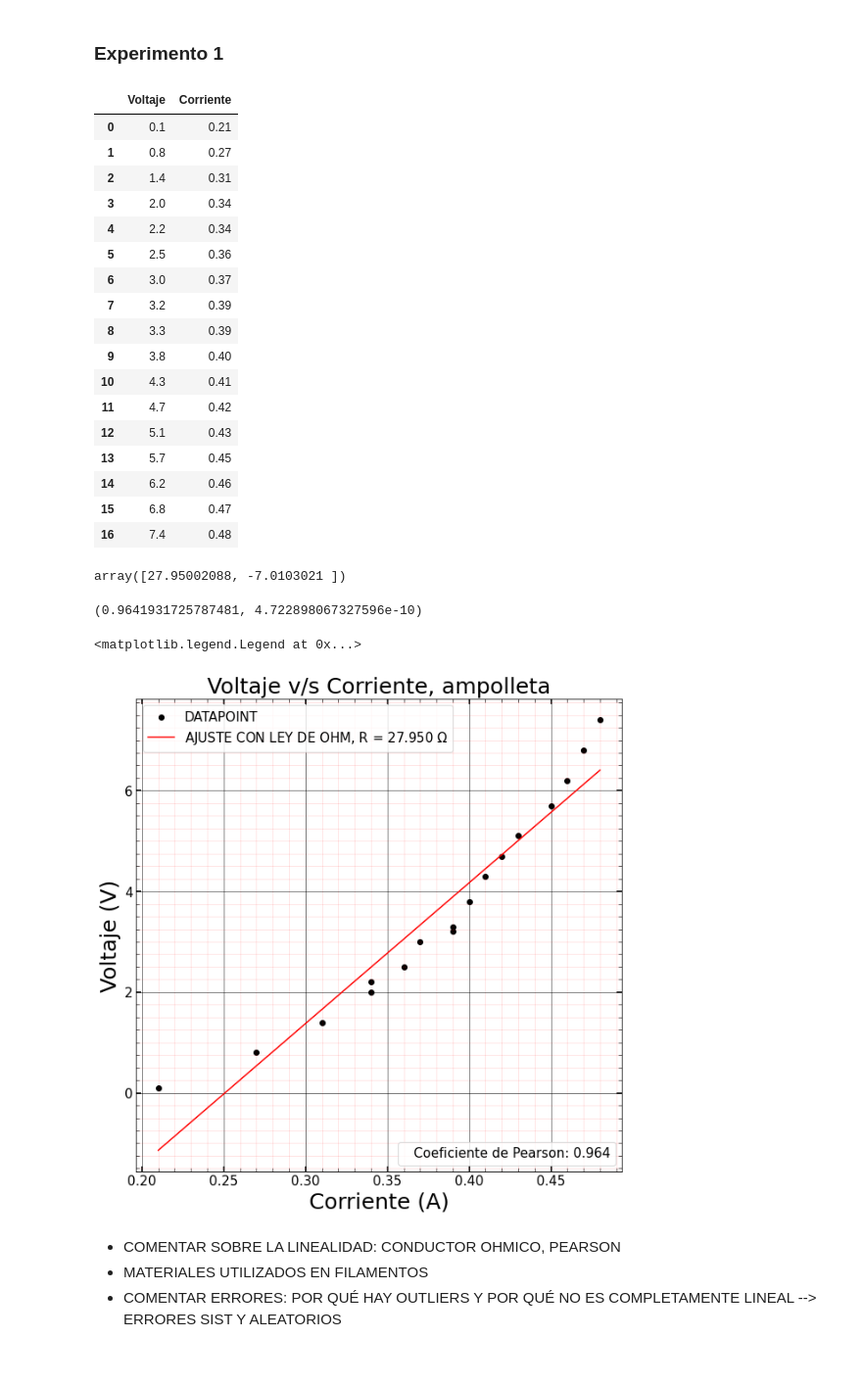
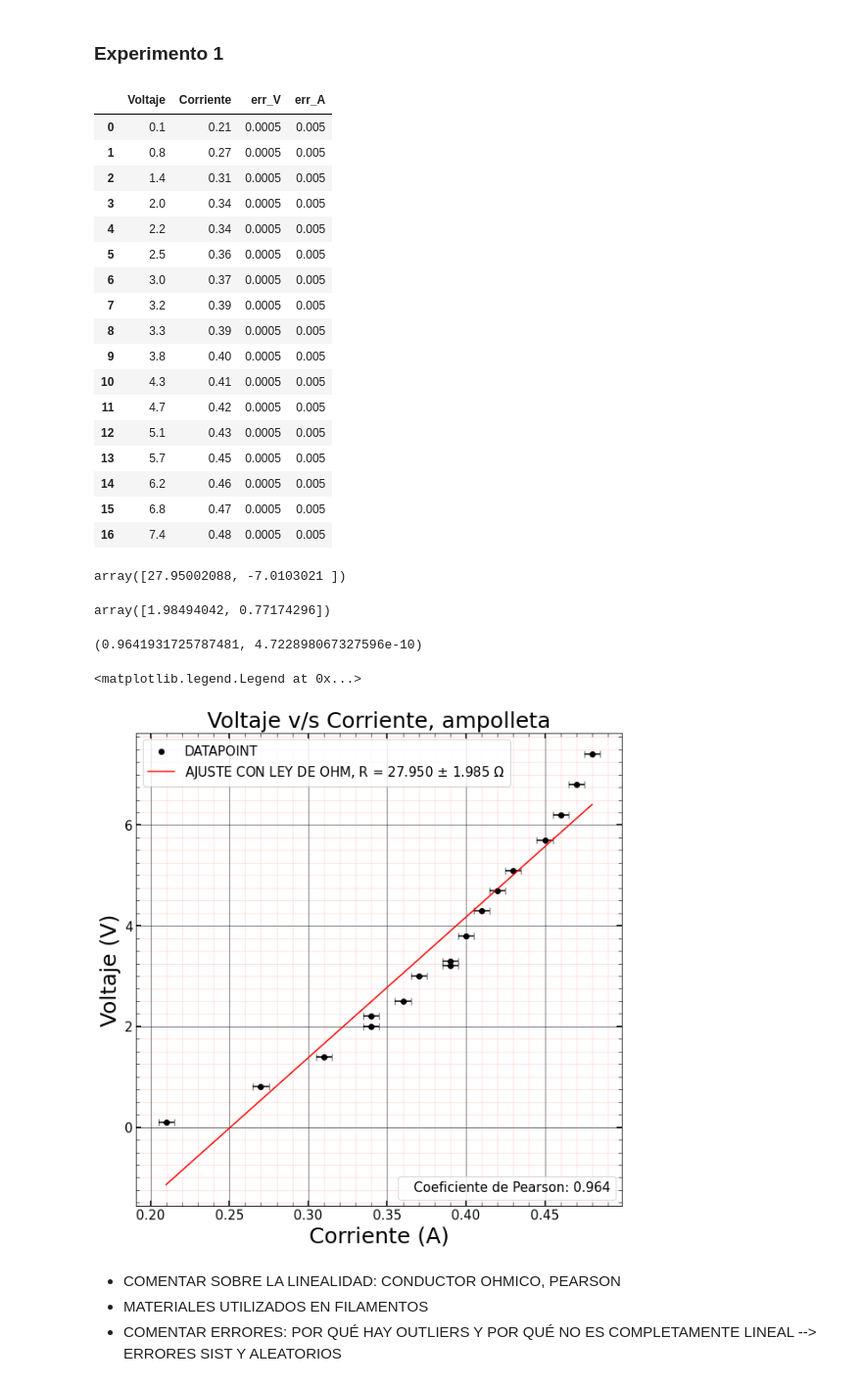
Before and after one commit to ojedarcelo/electrocodigos, a Jupyter notebook: lab5/lab5.ipynb, the cells around one changed output. Shown at 98% size. Drawn from its saved outputs; the diff is of its cells as text; code cells hidden in the pictures.

```diff
--- a/lab5/lab5.ipynb
+++ b/lab5/lab5.ipynb
@@ -30,36 +30,48 @@ from scipy.integrate import trapezoid
 exp_1_data = pd.DataFrame()
 exp_1_data_raw = pd.read_csv('Lab5_datos.csv', sep=';', skiprows=1)
 
+err_v = 0.0005
+err_a = 0.005
+
 exp_1_data['Voltaje'] = exp_1_data_raw['Voltaje']
 exp_1_data['Corriente'] = exp_1_data_raw['Corriente']
+
+exp_1_data['err_V'] = [err_v for i in range(len(exp_1_data['Voltaje']))]
+exp_1_data['err_A'] = [err_a for i in range(len(exp_1_data['Voltaje']))]
+
 exp_1_data
 # %% [output]
-|  | Voltaje | Corriente |
-| 0 | 0.1 | 0.21 |
-| 1 | 0.8 | 0.27 |
-| 2 | 1.4 | 0.31 |
-| 3 | 2.0 | 0.34 |
-| 4 | 2.2 | 0.34 |
-| 5 | 2.5 | 0.36 |
-| 6 | 3.0 | 0.37 |
-| 7 | 3.2 | 0.39 |
-| 8 | 3.3 | 0.39 |
-| 9 | 3.8 | 0.40 |
-| 10 | 4.3 | 0.41 |
-| 11 | 4.7 | 0.42 |
-| 12 | 5.1 | 0.43 |
-| 13 | 5.7 | 0.45 |
-| 14 | 6.2 | 0.46 |
-| 15 | 6.8 | 0.47 |
-| 16 | 7.4 | 0.48 |
+|  | Voltaje | Corriente | err_V | err_A |
+| 0 | 0.1 | 0.21 | 0.0005 | 0.005 |
+| 1 | 0.8 | 0.27 | 0.0005 | 0.005 |
+| 2 | 1.4 | 0.31 | 0.0005 | 0.005 |
+| 3 | 2.0 | 0.34 | 0.0005 | 0.005 |
+| 4 | 2.2 | 0.34 | 0.0005 | 0.005 |
+| 5 | 2.5 | 0.36 | 0.0005 | 0.005 |
+| 6 | 3.0 | 0.37 | 0.0005 | 0.005 |
+| 7 | 3.2 | 0.39 | 0.0005 | 0.005 |
+| 8 | 3.3 | 0.39 | 0.0005 | 0.005 |
+| 9 | 3.8 | 0.40 | 0.0005 | 0.005 |
+| 10 | 4.3 | 0.41 | 0.0005 | 0.005 |
+| 11 | 4.7 | 0.42 | 0.0005 | 0.005 |
+| 12 | 5.1 | 0.43 | 0.0005 | 0.005 |
+| 13 | 5.7 | 0.45 | 0.0005 | 0.005 |
+| 14 | 6.2 | 0.46 | 0.0005 | 0.005 |
+| 15 | 6.8 | 0.47 | 0.0005 | 0.005 |
+| 16 | 7.4 | 0.48 | 0.0005 | 0.005 |
 # %%
 # CON POLYFIT, HACEMOS UN AJUSTE PARA UN POLINOMIO DE GRADO 1
 # PARA OBTENER UN AJUSTE DE LA FORMA V = R * I POR OHM
 
-poly_fit_vc = np.polyfit(exp_1_data['Corriente'], exp_1_data['Voltaje'], 1)
+poly_fit_vc, polycov = np.polyfit(exp_1_data['Corriente'], exp_1_data['Voltaje'], 1, cov=True)
 poly_fit_vc
 # %% [output]
 array([27.95002088, -7.0103021 ])
+# %%
+polyerr = np.sqrt(np.diag(polycov))
+polyerr
+# %% [output]
+array([1.98494042, 0.77174296])
 # %%
 # CALCULAMOS COEFICIENTE DE PEARSON PARA CONOCER LINEALIDAD ENTRE PARAMETROS
 
@@ -70,37 +82,40 @@ pearson_vi
 # %%
 fig, ax1 = plt.subplots(figsize=(10, 10))
 
+ax1.errorbar(exp_1_data['Corriente'], exp_1_data['Voltaje'], xerr = exp_1_data['err_A'], yerr = exp_1_data['err_V'],
+              fmt = '.', markersize = '10', ecolor = 'Black', color = 'Black',capsize=4, capthick=0.6)
 ax1.scatter(exp_1_data['Corriente'], exp_1_data['Voltaje'], label='DATAPOINT', c='black')
 
 # LA FUNCION np.poly1d SIRVE PARA CREAR UN POLINOMIO DADOS LOS DATOS QUE SACAMOS ARRIBA EN EL AJUSTE
-ax1.plot(exp_1_data['Corriente'], np.poly1d(poly_fit_vc)(exp_1_data['Corriente']), c='red', label=r'AJUSTE CON LEY DE OHM, R = {:.3f} $\Omega$'.format(
-    poly_fit_vc[0]
+ax1.plot(exp_1_data['Corriente'], np.poly1d(poly_fit_vc)(exp_1_data['Corriente']), c='red',
+         label=r'AJUSTE CON LEY DE OHM, R = {:.3f} $\pm$ {:.3f} $\Omega$'.format(
+    poly_fit_vc[0], polyerr[0]
 ))
 ax1.set_title('Voltaje v/s Corriente, ampolleta', fontsize=25)
 ax1.set_ylabel(r'Voltaje (V)', fontsize=25)
 ax1.set_xlabel(r'Corriente (A)', fontsize=25)
 
 extra_legend_1 = mpatches.Patch(label=r'Coeficiente de Pearson: {:.3f}'.format(pearson_vi[0]))
 handles, labels = ax1.get_legend_handles_labels()
 handles.append(extra_legend_1)
 extra_legend = ax1.legend(handles=[extra_legend_1], loc='lower right', bbox_to_anchor=(1.0, 0.0), fontsize=15, markerscale=0, handlelength=0)
 extra_legend.legendHandles[0].set_visible(False)
 ax1.add_artist(extra_legend)
 
 ax1.tick_params(axis='both', labelsize=15, direction='in', right=True, top=True,
               length=6, width=1.5, grid_color='black', grid_alpha=1, grid_linestyle="-",
               grid_linewidth=0.5)
 
 ax1.yaxis.set_minor_locator(MultipleLocator(0.25))
 ax1.xaxis.set_minor_locator(MultipleLocator(0.01))
 ax1.tick_params(which='minor', length=4, color='black', direction='in', top=True, right=True,
                 grid_alpha=0.2, grid_linewidth=0.5, grid_linestyle="-",grid_color='r')
 
 ax1.grid(True, which='both')
 ax1.legend(fontsize=15)
 # %% [output]
 <matplotlib.legend.Legend at 0x...>
-[figure, old version]
+[figure, new version]
 # %% [markdown]
 - COMENTAR SOBRE LA LINEALIDAD: CONDUCTOR OHMICO, PEARSON
 - MATERIALES UTILIZADOS EN FILAMENTOS
```
Also changed, not shown: parts of 18 cells of this notebook.
